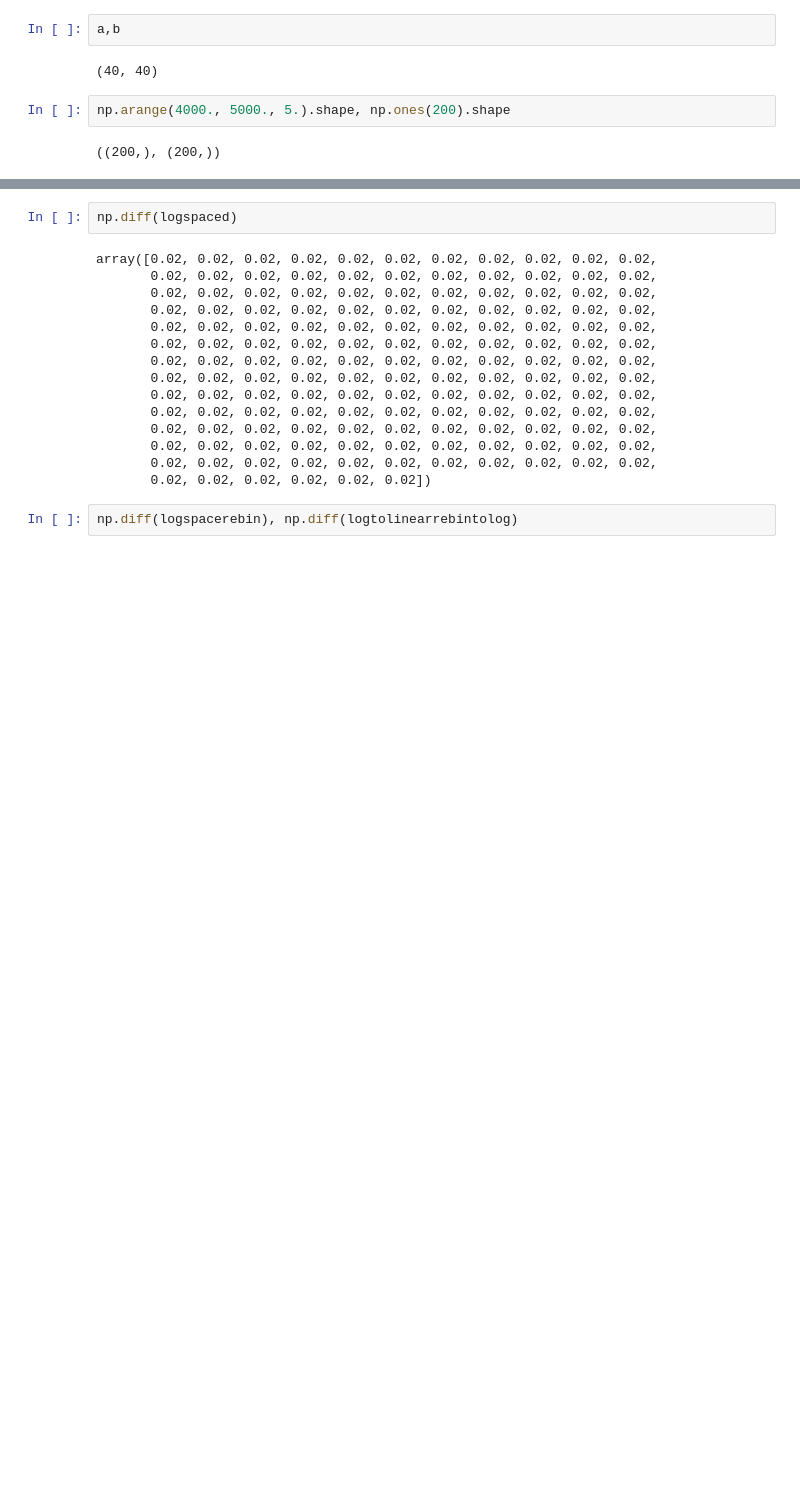
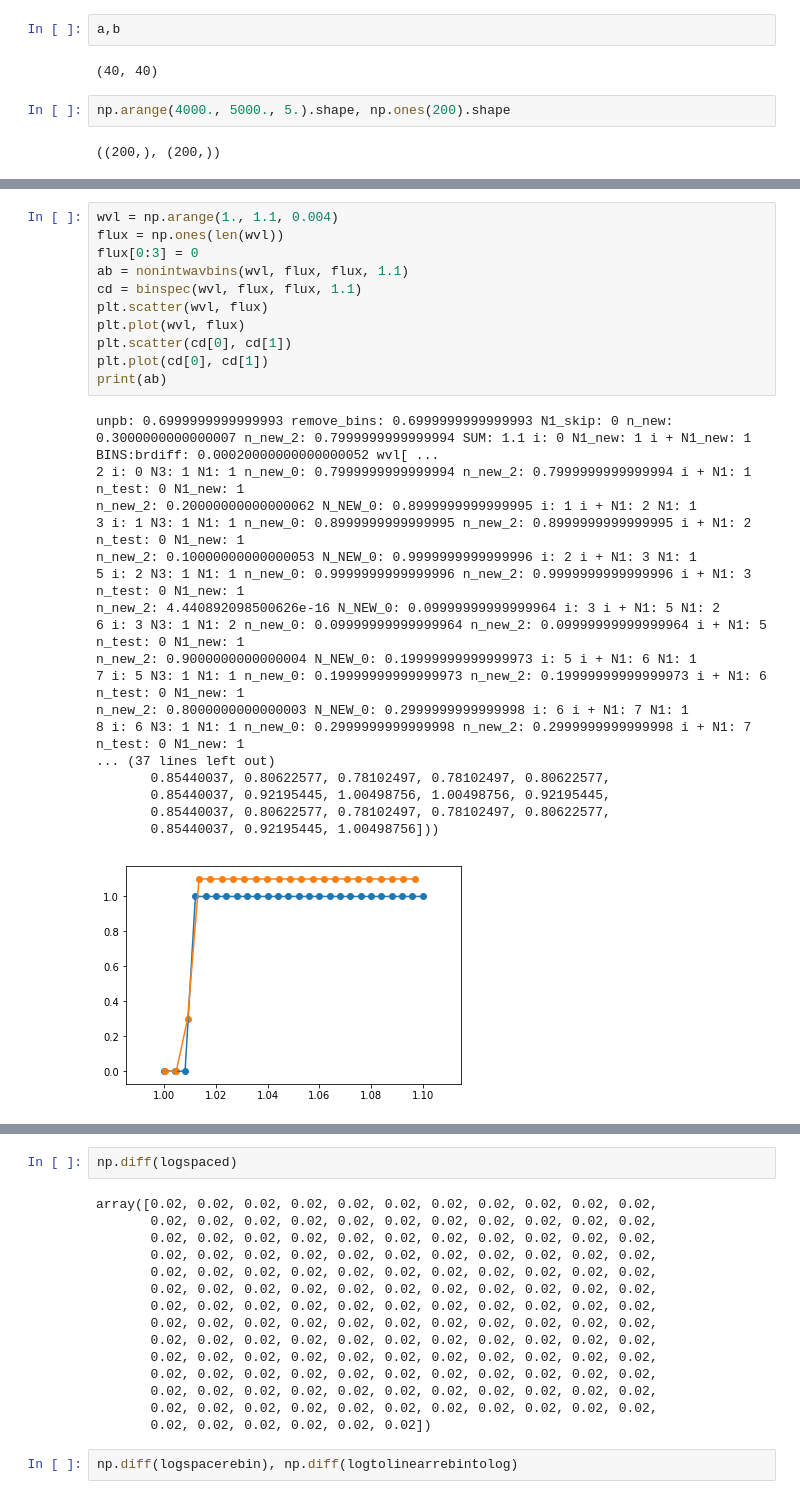
Before and after one commit to umerudel/SESNspectraPCA, a Jupyter notebook: code/Untitled3.ipynb, the cells around one changed output, grey strips where cells are left out. Cells and saved outputs as stored; diff of their text form; blank space fills up the shorter version.

```diff
--- a/code/Untitled3.ipynb
+++ b/code/Untitled3.ipynb
@@ -760,0 +871,30 @@ logtolinearrebintolog = np.log(logtolinearrebin)
+# %%
+wvl = np.arange(1., 1.1, 0.004)
+flux = np.ones(len(wvl))
+flux[0:3] = 0
+ab = nonintwavbins(wvl, flux, flux, 1.1)
+cd = binspec(wvl, flux, flux, 1.1)
+plt.scatter(wvl, flux)
+plt.plot(wvl, flux)
+plt.scatter(cd[0], cd[1])
+plt.plot(cd[0], cd[1])
+print(ab)
+# %% [output]
+unpb: 0.6999999999999993 remove_bins: 0.6999999999999993 N1_skip: 0 n_new: 0.3000000000000007 n_new_2: 0.7999999999999994 SUM: 1.1 i: 0 N1_new: 1 i + N1_new: 1 BINS:brdiff: 0.00020000000000000052 wvl[ ...
+2 i: 0 N3: 1 N1: 1 n_new_0: 0.7999999999999994 n_new_2: 0.7999999999999994 i + N1: 1 n_test: 0 N1_new: 1
+n_new_2: 0.20000000000000062 N_NEW_0: 0.8999999999999995 i: 1 i + N1: 2 N1: 1
+3 i: 1 N3: 1 N1: 1 n_new_0: 0.8999999999999995 n_new_2: 0.8999999999999995 i + N1: 2 n_test: 0 N1_new: 1
+n_new_2: 0.10000000000000053 N_NEW_0: 0.9999999999999996 i: 2 i + N1: 3 N1: 1
+5 i: 2 N3: 1 N1: 1 n_new_0: 0.9999999999999996 n_new_2: 0.9999999999999996 i + N1: 3 n_test: 0 N1_new: 1
+n_new_2: 4.440892098500626e-16 N_NEW_0: 0.09999999999999964 i: 3 i + N1: 5 N1: 2
+6 i: 3 N3: 1 N1: 2 n_new_0: 0.09999999999999964 n_new_2: 0.09999999999999964 i + N1: 5 n_test: 0 N1_new: 1
+n_new_2: 0.9000000000000004 N_NEW_0: 0.19999999999999973 i: 5 i + N1: 6 N1: 1
+7 i: 5 N3: 1 N1: 1 n_new_0: 0.19999999999999973 n_new_2: 0.19999999999999973 i + N1: 6 n_test: 0 N1_new: 1
+n_new_2: 0.8000000000000003 N_NEW_0: 0.2999999999999998 i: 6 i + N1: 7 N1: 1
+8 i: 6 N3: 1 N1: 1 n_new_0: 0.2999999999999998 n_new_2: 0.2999999999999998 i + N1: 7 n_test: 0 N1_new: 1
+... (37 lines left out)
+       0.85440037, 0.80622577, 0.78102497, 0.78102497, 0.80622577,
+       0.85440037, 0.92195445, 1.00498756, 1.00498756, 0.92195445,
+       0.85440037, 0.80622577, 0.78102497, 0.78102497, 0.80622577,
+       0.85440037, 0.92195445, 1.00498756]))
+[figure, added]
```
Also changed, not shown: parts of 17 cells of this notebook.
